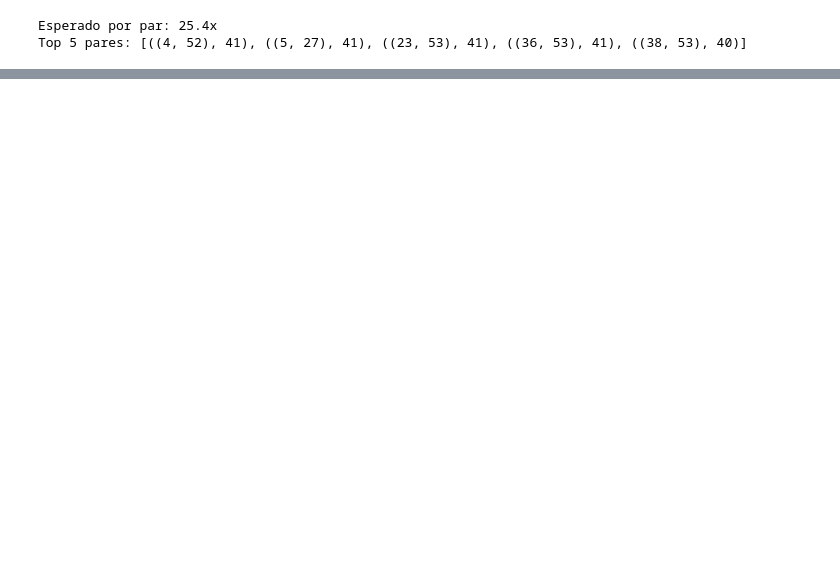
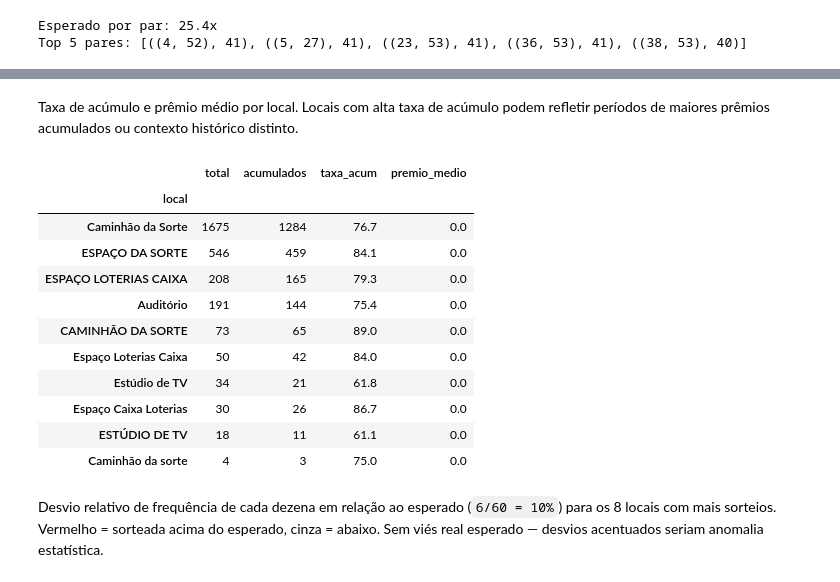
Before and after one commit to paulohgontijoo/passando-da-sena, a Jupyter notebook: python/analysis/01_eda.ipynb, the cells around one changed output, grey strips where cells are left out. Saved outputs shown, nothing was run; the diff lists cells and outputs as text; code cells hidden in the pictures; blank space fills up the shorter version.

```diff
--- a/python/analysis/01_eda.ipynb
+++ b/python/analysis/01_eda.ipynb
@@ -74,7 +110,7 @@ for c in raw:
         "valor_arrecadado":        c.get("valorArrecadado", 0.0),
         "valor_acumulado_proximo": c.get("valorAcumuladoProximoConcurso", 0.0),
         "valor_estimado_proximo":  c.get("valorEstimadoProximoConcurso", 0.0),
-        "premio_total_sena":       c.get("valorTotalPremioFaixaUm", 0.0),
+        "premio_total_sena": rateo.get(1, {}).get("valorPremio", 0.0)
         "ganhadores_6": rateo.get(1, {}).get("numeroDeGanhadores", 0),
         "premio_6":     rateo.get(1, {}).get("valorPremio", 0.0),
         "ganhadores_5": rateo.get(2, {}).get("numeroDeGanhadores", 0),
@@ -490,0 +631,72 @@ Top 5 pares: [((4, 52), 41), ((5, 27), 41), ((23, 53), 41), ((36, 53), 41), ((38
+# %% [markdown]
+Taxa de acúmulo e prêmio médio por local. Locais com alta taxa de acúmulo podem refletir períodos de maiores prêmios acumulados ou contexto histórico distinto.
+# %%
+local_stats = (
+    df_local
+    .groupby("local")
+    .agg(
+        total=("numero", "count"),
+        acumulados=("acumulado", "sum"),
+        premio_medio=("premio_total_sena", "mean"),
+    )
+    .assign(taxa_acum=lambda x: 100 * x["acumulados"] / x["total"])
+    .sort_values("total", ascending=False)
+    .head(10)
+)
+
+fig = make_subplots(rows=1, cols=2,
+                    subplot_titles=["Taxa de acumulo (%)", "Premio medio da sena (R$ M)"])
+
+fig.add_trace(go.Bar(
+    x=local_stats["taxa_acum"],
+    y=local_stats.index,
+    orientation="h",
+    marker_color=[ACCENT if v > local_stats["taxa_acum"].mean() else MUTED
+                  for v in local_stats["taxa_acum"]],
+    text=[f"{v:.1f}%" for v in local_stats["taxa_acum"]],
+    textposition="outside",
+    hovertemplate="<b>%{y}</b><br>Taxa acumulo: %{x:.1f}%<extra></extra>",
+    name="Taxa acumulo",
+), row=1, col=1)
+
+fig.add_trace(go.Bar(
+    x=local_stats["premio_medio"] / 1e6,
+    y=local_stats.index,
+    orientation="h",
+    marker_color=[ACCENT if v > local_stats["premio_medio"].mean() else MUTED
+                  for v in local_stats["premio_medio"]],
+    text=[f"R$ {v/1e6:.1f}M" for v in local_stats["premio_medio"]],
+    textposition="outside",
+    hovertemplate="<b>%{y}</b><br>Premio medio: R$ %{x:.1f}M<extra></extra>",
+    name="Premio medio",
+), row=1, col=2)
+
+fig.update_layout(
+    **LAYOUT,
+    title="Taxa de acumulo e premio medio por local (top 10 por volume)",
+    height=480,
+    showlegend=False,
+)
+fig.update_xaxes(gridcolor="#e0e0e0")
+fig.update_yaxes(gridcolor="#e0e0e0")
+for ann in fig.layout.annotations:
+    ann.font = dict(color=PRIMARY, size=12)
+fig.write_html(EXPORTS / "eda_08b_local_acumulo_premio.html")
+fig.show()
+
+local_stats[["total", "acumulados", "taxa_acum", "premio_medio"]].round(1)
+# %% [output]
+|  | total | acumulados | taxa_acum | premio_medio |
+| local |  |  |  |  |
+| Caminhão da Sorte | 1675 | 1284 | 76.7 | 0.0 |
+| ESPAÇO DA SORTE | 546 | 459 | 84.1 | 0.0 |
+| ESPAÇO LOTERIAS CAIXA | 208 | 165 | 79.3 | 0.0 |
+| Auditório | 191 | 144 | 75.4 | 0.0 |
+| CAMINHÃO DA SORTE | 73 | 65 | 89.0 | 0.0 |
+| Espaço Loterias Caixa | 50 | 42 | 84.0 | 0.0 |
+| Estúdio de TV | 34 | 21 | 61.8 | 0.0 |
+| Espaço Caixa Loterias | 30 | 26 | 86.7 | 0.0 |
+| ESTÚDIO DE TV | 18 | 11 | 61.1 | 0.0 |
+| Caminhão da sorte | 4 | 3 | 75.0 | 0.0 |
+# %% [markdown]
+Desvio relativo de frequência de cada dezena em relação ao esperado (`6/60 = 10%`) para os 8 locais com mais sorteios. Vermelho = sorteada acima do esperado, cinza = abaixo. Sem viés real esperado — desvios acentuados seriam anomalia estatística.
```
Also changed, not shown: parts of 39 cells of this notebook, 23 other files.
